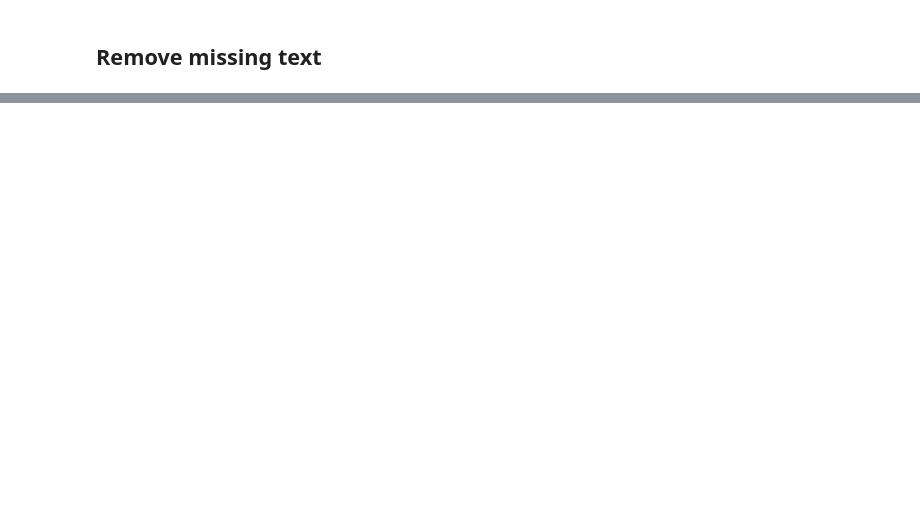
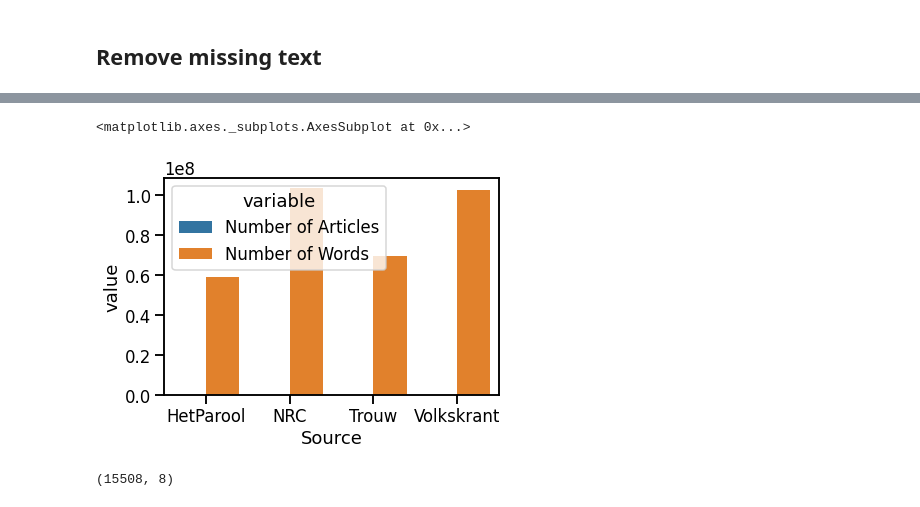
Before and after one commit to Chris-Congleton/MSc-Thesis, a Jupyter notebook: Analysis/2021_DataOverview.ipynb, the cells around one changed output, grey strips where cells are left out. Cells and saved outputs as stored; diff of their text form; code cells hidden in the pictures; blank space fills up the shorter version.

```diff
--- a/Analysis/2021_DataOverview.ipynb
+++ b/Analysis/2021_DataOverview.ipynb
@@ -303,0 +212,3 @@ visualise_relative_mention(df, politici_termen)
+# %%
+df_both = df_sourcecount.merge(df_nwords, on='Source')
+df_both.head()
@@ -303,0 +221,2 @@ visualise_relative_mention(df, politici_termen)
+# %%
+df_both = df_both.melt("Source")
@@ -303,0 +232,10 @@ visualise_relative_mention(df, politici_termen)
+# %%
+# bigger plot elements suitable for giving talks
+sns.set_context("talk")
+# set figure size
+#plt.figure(figsize=(6,5))
+# Time series plot with Seaborn lineplot()
+sns.barplot(x=df_both.Source, y=df_both.value, hue=df_both.variable)
+# %% [output]
+<matplotlib.axes._subplots.AxesSubplot at 0x...>
+[figure, added]
@@ -303,0 +244,28 @@ visualise_relative_mention(df, politici_termen)
+# %%
+# Remove punctuation
+articles['cleantext_processed'] = articles['cleantext'].map(lambda x: re.sub('[,\\.!?]', '', x))
+# Save D66
+articles['cleantext_processed'] = articles['cleantext_processed'].map(lambda x: re.sub('D66', 'dzeszes', x))
+# Save BIJ1
+articles['cleantext_processed'] = articles['cleantext_processed'].map(lambda x: re.sub('BIJ1', 'bijeeen', x))
+# Save 50PLUS
+articles['cleantext_processed'] = articles['cleantext_processed'].map(lambda x: re.sub('50Plus', 'vijfplus', x))
+# Save JA21
+articles['cleantext_processed'] = articles['cleantext_processed'].map(lambda x: re.sub('JA21', 'jatweeeen', x))
+# Save DenHaan
+articles['cleantext_processed'] = articles['cleantext_processed'].map(lambda x: re.sub('Den Haan', 'denhaan', x))
+# Convert the titles to lowercase
+articles['cleantext_processed'] = articles['cleantext_processed'].map(lambda x: x.lower())
+
+p_and_p =  ['vvd', 'dzeszes', 'pvv', 'cda', 'pvda', 'sp', 'gl', 'fvd', 'pvdd',
+            'cu', 'sgp', 'volt', 'jatweeeen', 'bbb', 'bijeeen', 'vijfplus', 'rutte', 'kaag',
+            'wilders', 'hoekstra', 'ploumen', 'marijnissen', 'klaver', 'baudet',
+            'ouwehand', 'segers', 'staaij', 'dassen', 'eerdmans', 'plas',
+            'simons', 'denhaan']
+
+
+pat = '|'.join(r"\b{}\b".format(x) for x in p_and_p)
+articles = articles[articles['cleantext_processed'].str.contains(pat)]
+print(articles.shape)
+# %% [output]
+(15508, 8)
```
Also changed, not shown: parts of 23 cells of this notebook.
